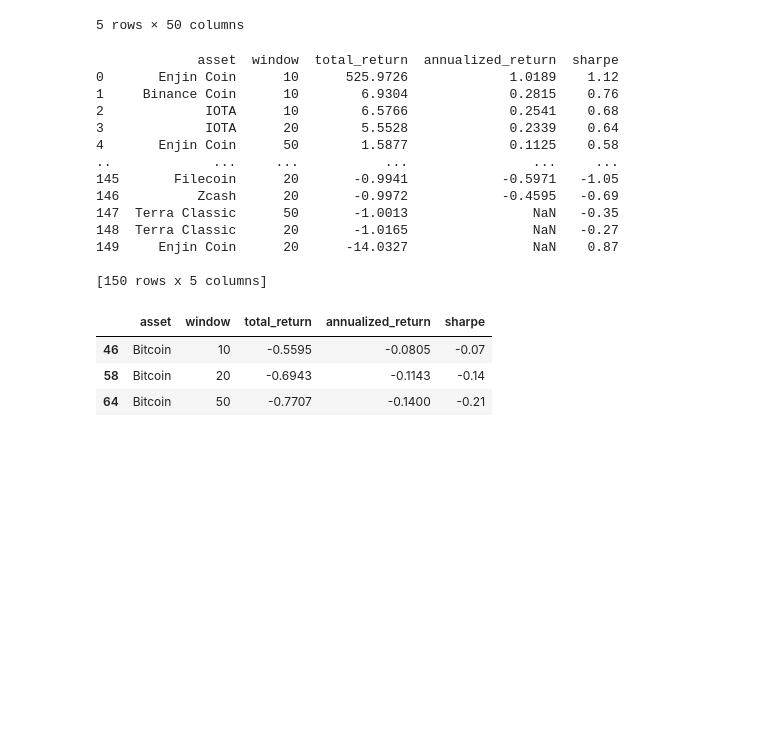
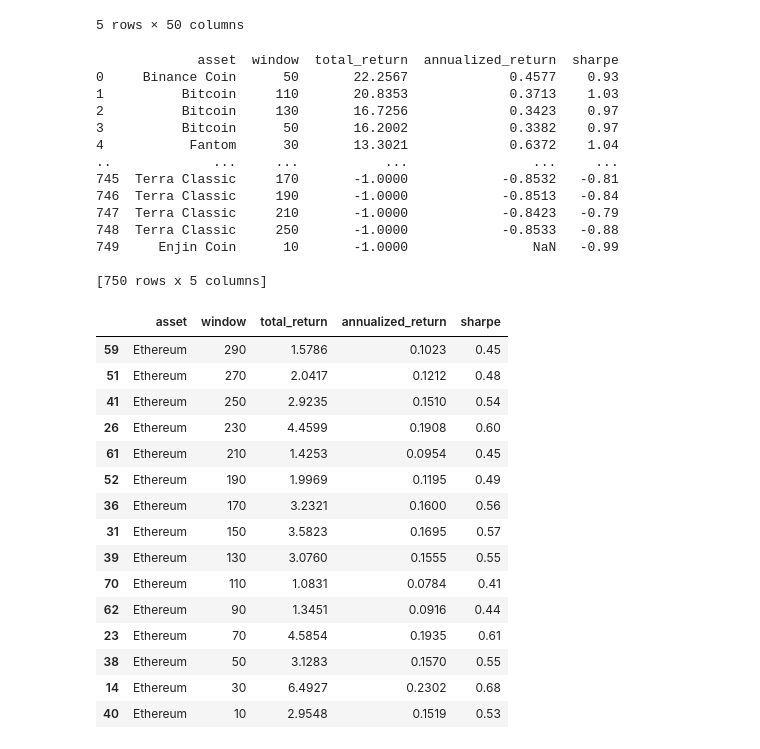
Before and after one commit to ehrJan/Backtester_git, a Jupyter notebook: main_basic.ipynb, the cells around one changed output. Saved outputs shown, nothing was run; the diff lists cells and outputs as text; code cells hidden in the pictures; blank space fills up the shorter version.

```diff
--- a/main_basic.ipynb
+++ b/main_basic.ipynb
@@ -8,11 +8,11 @@ from backtester import Backtester
 from strategies.trend_following import TrendFollowingStrategy
 from strategies.mean_reversion import MeanReversionStrategy
 
-strategy_class = MeanReversionStrategy
+strategy_class = TrendFollowingStrategy
 param_grid = {
-    "window": [10, 20, 50],
+    "window": range(10,300,20),
 }
-initial_cash = 100000
+initial_cash = 10000
 
 # Load all sheet names (one per asset)
 xls = pd.read_excel(EXCEL_PATH,sheet_name="Cleaned data", parse_dates=["DATES"])
@@ -43,8 +43,8 @@ xls.head()
 #get columns names in the dataframe
 assets = xls.columns.tolist()
 # %%
-
-
+#calculate silence for each asset
+# and run backtesting for each combination of parameters
 for asset in assets:
     df = xls[[asset]]
     for params in get_param_combinations(param_grid):
@@ -73,23 +73,35 @@ results_df.reset_index(drop=True, inplace=True)
 print(results_df)
 # %% [output]
              asset  window  total_return  annualized_return  sharpe
-0       Enjin Coin      10      525.9726             1.0189    1.12
-1     Binance Coin      10        6.9304             0.2815    0.76
-2             IOTA      10        6.5766             0.2541    0.68
-3             IOTA      20        5.5528             0.2339    0.64
-4       Enjin Coin      50        1.5877             0.1125    0.58
+0     Binance Coin      50       22.2567             0.4577    0.93
+1          Bitcoin     110       20.8353             0.3713    1.03
+2          Bitcoin     130       16.7256             0.3423    0.97
+3          Bitcoin      50       16.2002             0.3382    0.97
+4           Fantom      30       13.3021             0.6372    1.04
 ..             ...     ...           ...                ...     ...
-145       Filecoin      20       -0.9941            -0.5971   -1.05
-146          Zcash      20       -0.9972            -0.4595   -0.69
-147  Terra Classic      50       -1.0013                NaN   -0.35
-148  Terra Classic      20       -1.0165                NaN   -0.27
-149     Enjin Coin      20      -14.0327                NaN    0.87
+745  Terra Classic     170       -1.0000            -0.8532   -0.81
+746  Terra Classic     190       -1.0000            -0.8513   -0.84
+747  Terra Classic     210       -1.0000            -0.8423   -0.79
+748  Terra Classic     250       -1.0000            -0.8533   -0.88
+749     Enjin Coin      10       -1.0000                NaN   -0.99
 
-[150 rows x 5 columns]
+[750 rows x 5 columns]
 # %%
-results_df[results_df["asset"] == 'Bitcoin']
+results_df[results_df["asset"] == 'Ethereum'].sort_values(by="window", ascending=False)
 # %% [output]
 |  | asset | window | total_return | annualized_return | sharpe |
-| 46 | Bitcoin | 10 | -0.5595 | -0.0805 | -0.07 |
-| 58 | Bitcoin | 20 | -0.6943 | -0.1143 | -0.14 |
-| 64 | Bitcoin | 50 | -0.7707 | -0.1400 | -0.21 |
+| 59 | Ethereum | 290 | 1.5786 | 0.1023 | 0.45 |
+| 51 | Ethereum | 270 | 2.0417 | 0.1212 | 0.48 |
+| 41 | Ethereum | 250 | 2.9235 | 0.1510 | 0.54 |
+| 26 | Ethereum | 230 | 4.4599 | 0.1908 | 0.60 |
+| 61 | Ethereum | 210 | 1.4253 | 0.0954 | 0.45 |
+| 52 | Ethereum | 190 | 1.9969 | 0.1195 | 0.49 |
+| 36 | Ethereum | 170 | 3.2321 | 0.1600 | 0.56 |
+| 31 | Ethereum | 150 | 3.5823 | 0.1695 | 0.57 |
+| 39 | Ethereum | 130 | 3.0760 | 0.1555 | 0.55 |
+| 70 | Ethereum | 110 | 1.0831 | 0.0784 | 0.41 |
+| 62 | Ethereum | 90 | 1.3451 | 0.0916 | 0.44 |
+| 23 | Ethereum | 70 | 4.5854 | 0.1935 | 0.61 |
+| 38 | Ethereum | 50 | 3.1283 | 0.1570 | 0.55 |
+| 14 | Ethereum | 30 | 6.4927 | 0.2302 | 0.68 |
+| 40 | Ethereum | 10 | 2.9548 | 0.1519 | 0.53 |
```
Also changed, not shown: parts of 1 cell of this notebook, 2 other files.
